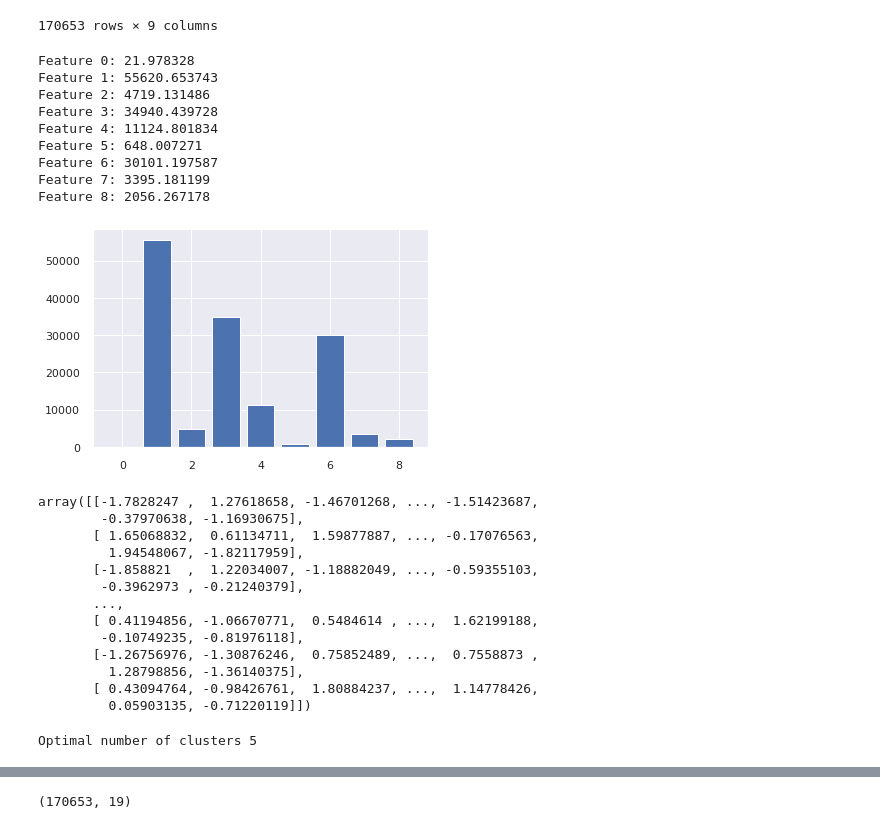
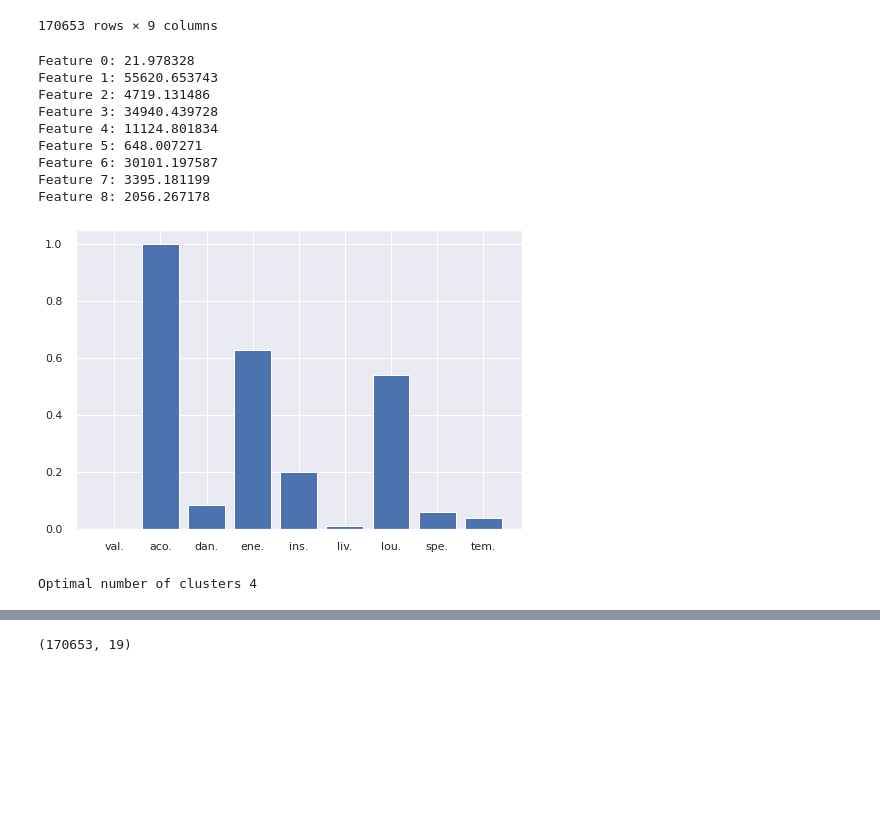
Before and after one commit to Zwuekip/Tugas_KK_B_Kelompok6, a Jupyter notebook: FP/FP_KK.ipynb, the cells around one changed output, grey strips where cells are left out. Drawn from its saved outputs; the diff is of its cells as text; code cells hidden in the pictures; blank space fills up the shorter version.

```diff
--- a/FP/FP_KK.ipynb
+++ b/FP/FP_KK.ipynb
@@ -128,3 +127,6 @@ df3
 # %% [output]
 |  | artists | popularity |
 | 19407 | ['Harry Styles'] | 94 |
+# %%
+df = pd.read_csv('data.csv')
+df.head()
@@ -131,6 +140,6 @@ df3
 # %%
 y = df['popularity']
-X = df.drop(columns=['year', 'artists', 'explicit', 'id', 'mode', 'name', 'popularity', 'release_date', 'key', 'duration_ms'])
+X = df.drop(columns=['year', 'artists', 'explicit', 'id', 'mode', 'name', 'release_date', 'key', 'duration_ms', 'popularity'])
 X
 # %% [output]
 |  | valence | acousticness | danceability | energy | instrumentalness | liveness | loudness | speechiness | ... |
@@ -146,6 +155,10 @@ X
 | 170651 | 0.1950 | 0.00998 | 0.671 | 0.623 | 0.000008 | 0.6430 | -7.161 | 0.3080 | ... |
 | 170652 | 0.6420 | 0.13200 | 0.856 | 0.721 | 0.004710 | 0.1820 | -4.928 | 0.1080 | ... |
 170653 rows × 9 columns
+# %%
+scaler = MinMaxScaler()
+X_std = scaler.fit_transform(X)
+y_std = scaler.fit_transform(y.values.reshape(-1, 1))
 # %%
 from sklearn.model_selection import train_test_split
 from sklearn.feature_selection import SelectKBest
@@ -159,42 +172,25 @@ def select_features(X_train, y_train, X_test):
 	X_test_fs = fs.transform(X_test)
 	return X_train_fs, X_test_fs, fs
 # %%
-X_train, X_test, y_train, y_test = train_test_split(X, y, test_size=0.33, random_state=42)
+X_train, X_test, y_train, y_test = train_test_split(X_std, y_std, test_size=0.33, random_state=42)
 # %%
-X_train_fs, X_test_fs, fs = select_features(X_train, y_train, X_test)
+X_train_fs, X_test_fs, fs = select_features(X_train, y_train.ravel(), X_test)
 for i in range(len(fs.scores_)):
 	print('Feature %d: %f' % (i, fs.scores_[i]))
-pyplot.bar([i for i in range(len(fs.scores_))], fs.scores_)
+p = scaler.fit_transform(fs.scores_.reshape(-1, 1))
+pyplot.bar(['val.', 'aco.', 'dan.', 'ene.', 'ins.', 'liv.', 'lou.', 'spe.', 'tem.'], p.reshape(9,))
 pyplot.show()
 # %% [output]
 Feature 0: 21.978328
 Feature 1: 55620.653743
 Feature 2: 4719.131486
 Feature 3: 34940.439728
 Feature 4: 11124.801834
 Feature 5: 648.007271
 Feature 6: 30101.197587
 Feature 7: 3395.181199
 Feature 8: 2056.267178
-[figure, old version]
+[figure, new version]
-# %%
-scaler = StandardScaler()
-X_std = scaler.fit_transform(X)
-X_std
-# %% [output]
-array([[-1.7828247 ,  1.27618658, -1.46701268, ..., -1.51423687,
-        -0.37970638, -1.16930675],
-       [ 1.65068832,  0.61134711,  1.59877887, ..., -0.17076563,
-         1.94548067, -1.82117959],
-       [-1.858821  ,  1.22034007, -1.18882049, ..., -0.59355103,
-        -0.3962973 , -0.21240379],
-       ...,
-       [ 0.41194856, -1.06670771,  0.5484614 , ...,  1.62199188,
-        -0.10749235, -0.81976118],
-       [-1.26756976, -1.30876246,  0.75852489, ...,  0.7558873 ,
-         1.28798856, -1.36140375],
-       [ 0.43094764, -0.98426761,  1.80884237, ...,  1.14778426,
-         0.05903135, -0.71220119]])
 # %%
 pca = PCA(n_components=2)
 pca.fit(X_std);
@@ -209,7 +205,7 @@ for i in range(1, max_clusters):
 n_clusters = KneeLocator([i for i in range(1, max_clusters)], wcss, curve='convex', direction='decreasing').knee
 print("Optimal number of clusters", n_clusters)
 # %% [output]
-Optimal number of clusters 5
+Optimal number of clusters 4
 # %%
 fig = plt.figure(figsize=(10,8))
 plt.plot(range(1, 21), wcss, marker='o', linestyle='--')
```
Also changed, not shown: parts of 23 cells of this notebook.
